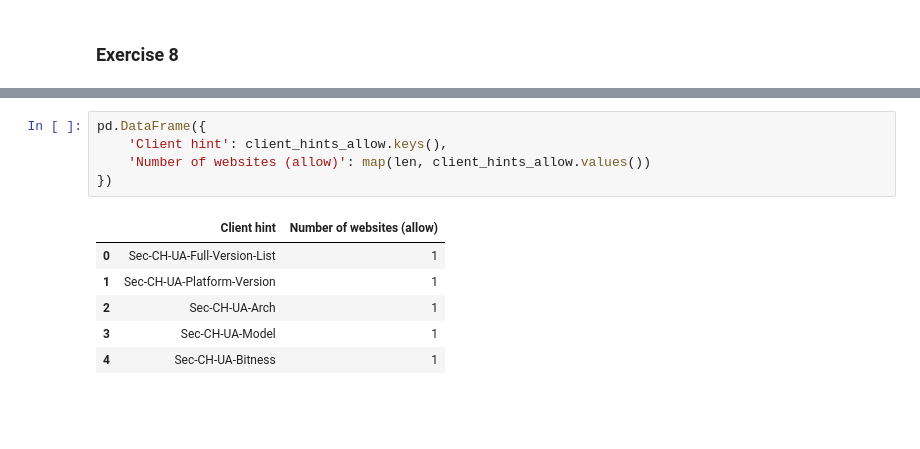
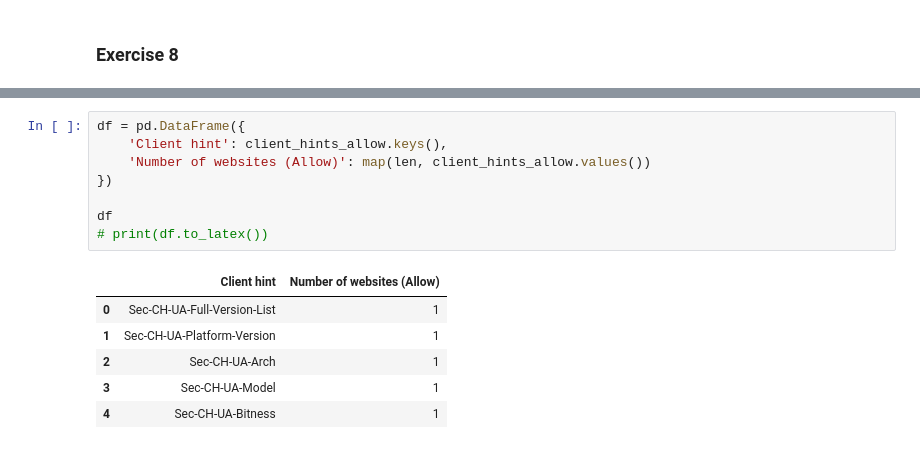
Before and after one commit to Borroot/tracking-crawler, a Jupyter notebook: analysis/analysis.ipynb, the cells around one changed output, grey strips where cells are left out. Drawn from its saved outputs; the diff is of its cells as text; blank space fills up the shorter version.

```diff
--- a/analysis/assignment2_analysis.ipynb
+++ b/analysis/analysis.ipynb
@@ -498,10 +494,13 @@ client_hints_block = analyze_client_hints(hars_allow)
 # %%
-pd.DataFrame({
+df = pd.DataFrame({
     'Client hint': client_hints_allow.keys(),
-    'Number of websites (allow)': map(len, client_hints_allow.values())
+    'Number of websites (Allow)': map(len, client_hints_allow.values())
 })
+
+df
+# print(df.to_latex())
 # %% [output]
-|  | Client hint | Number of websites (allow) |
+|  | Client hint | Number of websites (Allow) |
 | 0 | Sec-CH-UA-Full-Version-List | 1 |
 | 1 | Sec-CH-UA-Platform-Version | 1 |
 | 2 | Sec-CH-UA-Arch | 1 |
```
Also changed, not shown: parts of 21 cells of this notebook, 3 other files.
